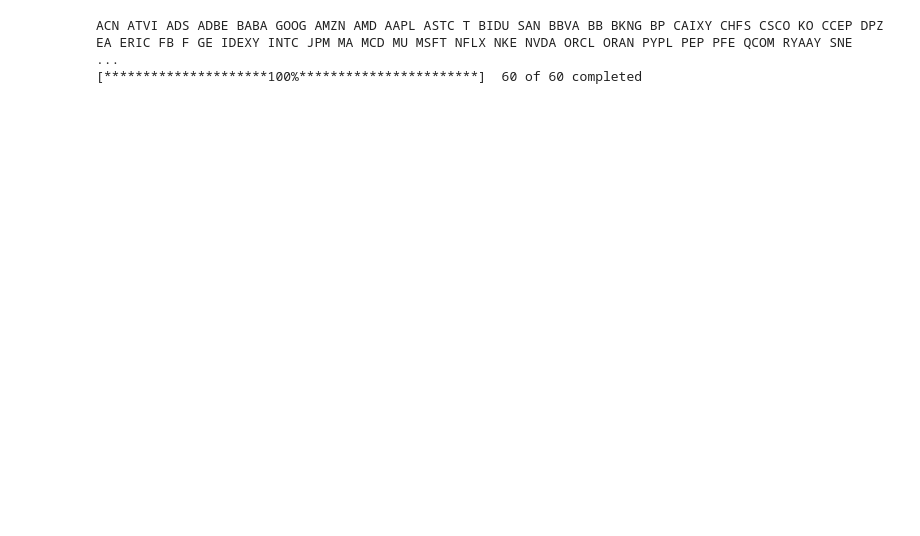
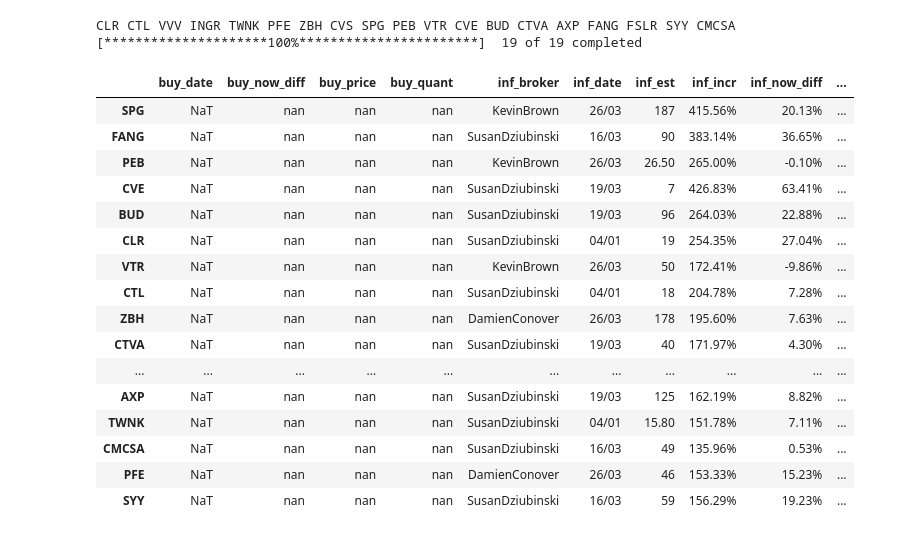
Before and after one commit to sanxlop/stocks, a Jupyter notebook: stocks_talib.ipynb, the cells around one changed output. Cells and saved outputs as stored; diff of their text form; code cells hidden in the pictures; blank space fills up the shorter version.

```diff
--- a/stocks_talib.ipynb
+++ b/stocks_talib.ipynb
@@ -227,7 +228,65 @@ config_limits = {'RSI_LOW_LIMIT': 30,
 # %%
 """Get data from yfinance"""
 print(tickers_names)
-hist_downloaded = yf.download(tickers_names, period="1y", interval="1d", start=None, end=None, actions=False, rounding=True, group_by='ticker', threads=True)
+hist_downloaded = yf.download(tickers_names, period="3mo", interval="1d", start=None, end=None, actions=False, rounding=True, group_by='ticker', threads=True)
 # %% [output]
-ACN ATVI ADS ADBE BABA GOOG AMZN AMD AAPL ASTC T BIDU SAN BBVA BB BKNG BP CAIXY CHFS CSCO KO CCEP DPZ EA ERIC FB F GE IDEXY INTC JPM MA MCD MU MSFT NFLX NKE NVDA ORCL ORAN PYPL PEP PFE QCOM RYAAY SNE  ...
-[*********************100%***********************]  60 of 60 completed
+CLR CTL VVV INGR TWNK PFE ZBH CVS SPG PEB VTR CVE BUD CTVA AXP FANG FSLR SYY CMCSA
+[*********************100%***********************]  19 of 19 completed
+# %%
+df = pd.DataFrame (tickers_desc)
+df = df.T
+df = df.rename(columns={0: 'name', 1: 'inf_date', 2: 'inf_price', 3: 'inf_est', 4: 'inf_broker',
+                        5: 'buy_date', 6: 'buy_quant', 7:'buy_price'})
+df['inf_date'] = pd.to_datetime(df['inf_date'])
+df['buy_date'] = pd.to_datetime(df['buy_date'])
+
+now_close = []
+now_date = []
+now_max = []
+now_min = []
+for tic in tickers_desc.keys():
+    now_close.append(hist_downloaded[tic, 'Close'].tail(1)[0])
+    now_date.append(hist_downloaded.index[-1])
+    now_max.append(hist_downloaded[tic, 'Close'].max())
+    now_min.append(hist_downloaded[tic, 'Close'].min())
+df['inf_incr'] = pd.to_numeric( df['inf_est']/df['inf_price'] )
+df['now_date'] = now_date
+df['now_close'] = now_close
+df['now_max'] = now_max
+df['now_min'] = now_min
+df['remain_incr_est'] = pd.to_numeric( df['inf_est']/df['now_close'] )
+df['remain_incr_max'] = pd.to_numeric( df['now_max']/df['now_close'] )
+df['buy_now_diff'] = np.nan
+df['inf_now_diff'] = pd.to_numeric( df['now_close']/df['inf_price']-1 )
+
+#df.style.format("{:.2%}")
+
+df = df.drop('name', axis=1)
+df = df.sort_values('remain_incr_est', ascending=False)
+df = df.reindex(sorted(df.columns), axis=1)
+
+
+cm = sns.dark_palette("green", as_cmap=True)
+df.style.background_gradient(cmap=cm, subset=['inf_incr', 'remain_incr_est', 'remain_incr_max', 'inf_now_diff']) \
+              .format({'inf_incr':"{:.2%}", 'remain_incr_est':"{:%}", 'inf_now_diff':"{:.2%}", 'remain_incr_max':"{:.2%}",}) \
+              .format({'inf_date': "{:%d/%m}",'now_date': "{:%d/%m}"})
+              #.highlight_null(null_color='black') \
+              #.bar(subset=["remain_incr_est"], color='#FFA07A')
+# %% [output]
+|  | buy_date | buy_now_diff | buy_price | buy_quant | inf_broker | inf_date | inf_est | inf_incr | inf_now_diff | ... |
+| SPG | NaT | nan | nan | nan | KevinBrown | 26/03 | 187 | 415.56% | 20.13% | ... |
+| FANG | NaT | nan | nan | nan | SusanDziubinski | 16/03 | 90 | 383.14% | 36.65% | ... |
+| PEB | NaT | nan | nan | nan | KevinBrown | 26/03 | 26.50 | 265.00% | -0.10% | ... |
+| CVE | NaT | nan | nan | nan | SusanDziubinski | 19/03 | 7 | 426.83% | 63.41% | ... |
+| BUD | NaT | nan | nan | nan | SusanDziubinski | 19/03 | 96 | 264.03% | 22.88% | ... |
+| CLR | NaT | nan | nan | nan | SusanDziubinski | 04/01 | 19 | 254.35% | 27.04% | ... |
+| VTR | NaT | nan | nan | nan | KevinBrown | 26/03 | 50 | 172.41% | -9.86% | ... |
+| CTL | NaT | nan | nan | nan | SusanDziubinski | 04/01 | 18 | 204.78% | 7.28% | ... |
+| ZBH | NaT | nan | nan | nan | DamienConover | 26/03 | 178 | 195.60% | 7.63% | ... |
+| CTVA | NaT | nan | nan | nan | SusanDziubinski | 19/03 | 40 | 171.97% | 4.30% | ... |
+| ... | ... | ... | ... | ... | ... | ... | ... | ... | ... | ... |
+| AXP | NaT | nan | nan | nan | SusanDziubinski | 19/03 | 125 | 162.19% | 8.82% | ... |
+| TWNK | NaT | nan | nan | nan | SusanDziubinski | 04/01 | 15.80 | 151.78% | 7.11% | ... |
+| CMCSA | NaT | nan | nan | nan | SusanDziubinski | 16/03 | 49 | 135.96% | 0.53% | ... |
+| PFE | NaT | nan | nan | nan | DamienConover | 26/03 | 46 | 153.33% | 15.23% | ... |
+| SYY | NaT | nan | nan | nan | SusanDziubinski | 16/03 | 59 | 156.29% | 19.23% | ... |
```
Also changed, not shown: parts of 14 cells of this notebook.
